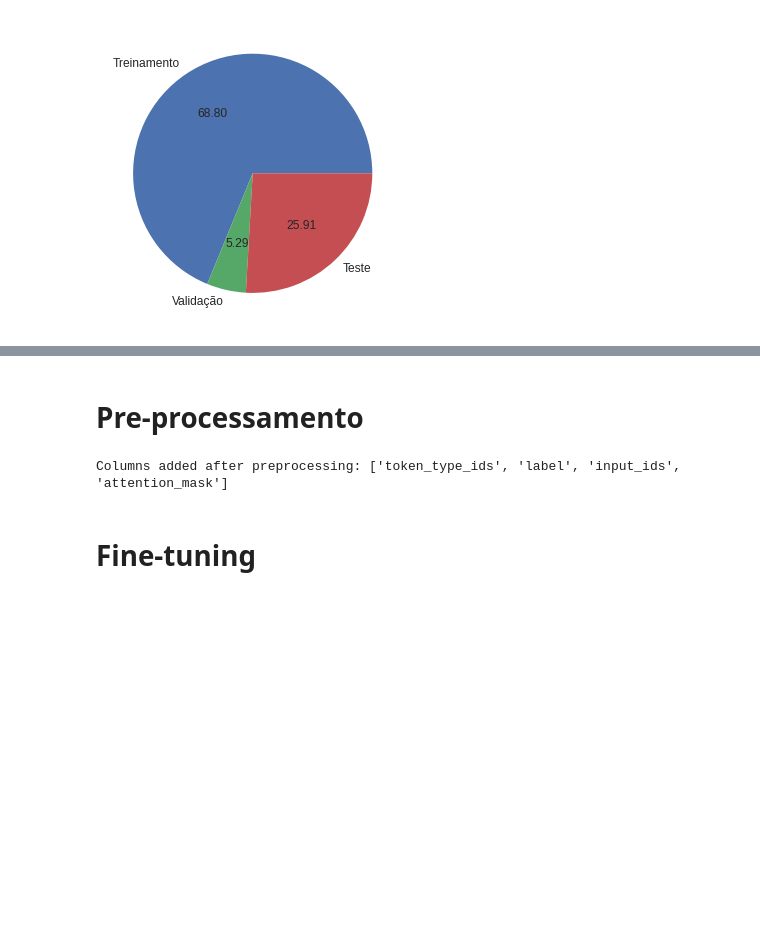
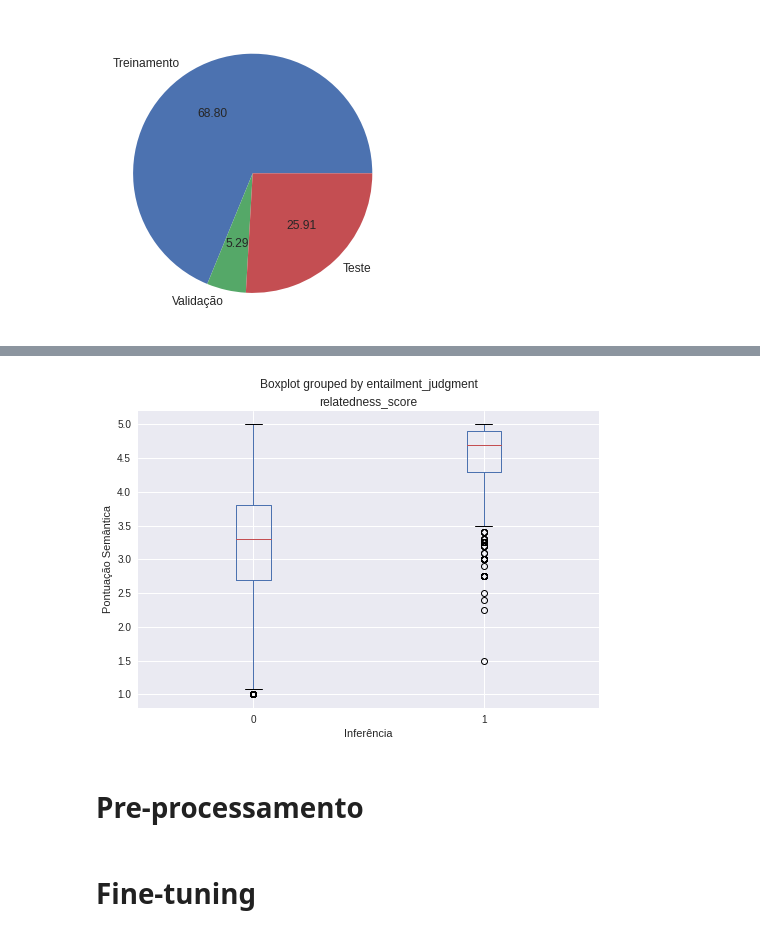
Before and after one commit to pedrosena138/assin2-bertimbau-benchmark, a Jupyter notebook: ASSIN2_Portuguese_BERT_TensorFlow.ipynb, the cells around one changed output, grey strips where cells are left out. Drawn from its saved outputs; the diff is of its cells as text; code cells hidden in the pictures; blank space fills up the shorter version.

```diff
--- a/ASSIN2_Portuguese_BERT_TensorFlow.ipynb
+++ b/ASSIN2_Portuguese_BERT_TensorFlow.ipynb
@@ -164,0 +108,6 @@ plt.show()
+# %%
+train_df = pd.DataFrame(dataset['train'])
+val_df = pd.DataFrame(dataset['validation'])
+test_df = pd.DataFrame(dataset['test'])
+
+final_df = pd.concat([train_df, val_df, test_df])
@@ -165,3 +130,28 @@ plt.show()
+# %%
+# scaler = MinMaxScaler()
+# norm_df = final_df.copy()
+
+# norm_df['relatedness_score'] = scaler.fit_transform(norm_df['relatedness_score'].values.reshape(-1, 1))
+
+# box_q1 = norm_df['relatedness_score'].quantile(0.25)
+# box_q3 = norm_df['relatedness_score'].quantile(0.75)
+# box_iqr = box_q3 - box_q1
+
+# lower_whisker = box_q1-1.5*box_iqr
+upper_whisker = box_q3+1.5*box_iqr
+
+# norm_df = norm_df.query("`relatedness_score` < @upper_whisker and `relatedness_score` > @lower_whisker")  # [norm_df['relatedness_score'] < upper_whisker & norm_df['relatedness_score'] > lower_whisker]
+
+# norm_df = norm_df[norm_df['relatedness_score'] < upper_whisker]
+# norm_df = norm_df[norm_df['relatedness_score'] > lower_whisker]
+
+final_df.boxplot(column='relatedness_score', by='entailment_judgment')
+
+plt.xlabel('Inferência')
+plt.ylabel('Pontuação Semântica')
+plt.show()
+# %% [output]
+[figure, added]
 # %% [markdown]
 # Pre-processamento
 # %%
@@ -181,30 +171,23 @@ def normalize_relatedness_score(examples):
     scores = np.array(examples['relatedness_score'])
     return {'label': scaler.transform(scores.reshape(-1, 1)).reshape(1, -1)[0]}
 # %%
-model_name = 'b-base'
-check_model(model_name)
+def pre_processing(task):
+    encoded_dataset = dataset.map(encoder, batched=True)
 
-tokenizer = AutoTokenizer.from_pretrained(MODELS[model_name], model_max_length=train_size)
+    if task == 'stsb':
+        # Normalize relatedness scores
+        # scaler = MinMaxScaler()
+        # scores = get_related_scores()
+        # scaler.fit(scores.reshape(-1, 1))
+        # encoded_dataset = encoded_dataset.map(normalize_relatedness_score, batched=True)
+        encoded_dataset = encoded_dataset.map(lambda x: {'label': x['relatedness_score']}, batched=True)
+    else:
+        encoded_dataset = encoded_dataset.map(lambda x: {'label': x['entailment_judgment']}, batched=True)
 
-encoded_dataset = dataset.map(encoder, batched=True)
+    pre_encoder_columns = set(dataset["train"].features)
+    encoder_columns = list(set(encoded_dataset["train"].features) - pre_encoder_columns)
 
-check_task()
-if TASK == 'stsb':
-    # Normalize relatedness scores
-    # scaler = MinMaxScaler()
-    # scores = get_related_scores()
-    # scaler.fit(scores.reshape(-1, 1))
-    # encoded_dataset = encoded_dataset.map(normalize_relatedness_score, batched=True)
-    encoded_dataset = encoded_dataset.map(lambda x: {'label': x['entailment_judgment']}, batched=True)
-else:
-    encoded_dataset = encoded_dataset.map(lambda x: {'label': x['entailment_judgment']}, batched=True)
-
-pre_encoder_columns = set(dataset["train"].features)
-encoder_columns = list(set(encoded_dataset["train"].features) - pre_encoder_columns)
-
-print("\nColumns added after preprocessing:", encoder_columns)
+    return encoded_dataset
-# %% [output]
-Columns added after preprocessing: ['token_type_ids', 'label', 'input_ids', 'attention_mask']
 # %% [markdown]
 # Fine-tuning
 # %%
```
Also changed, not shown: parts of 26 cells of this notebook.
